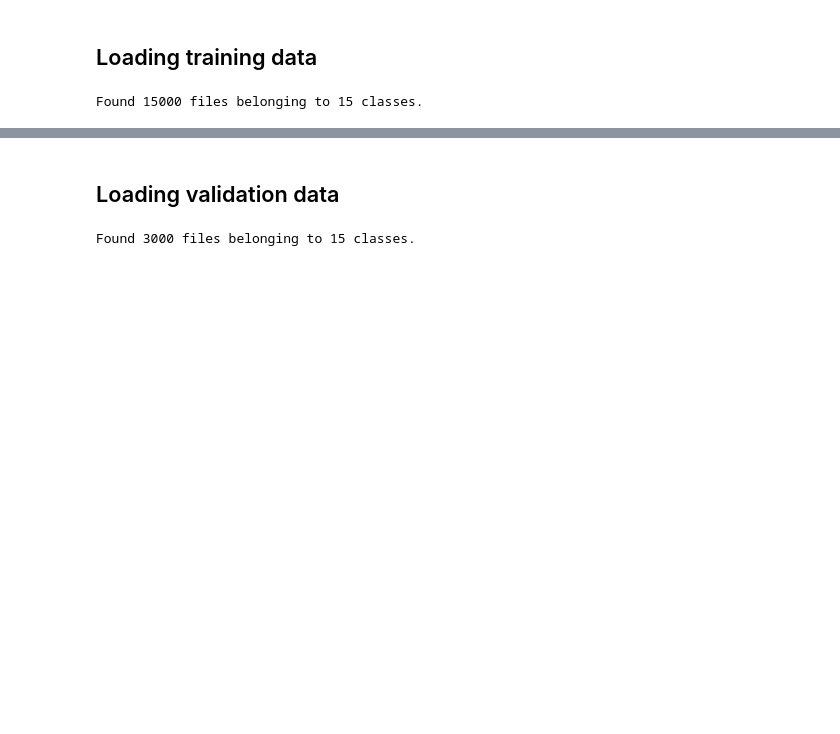
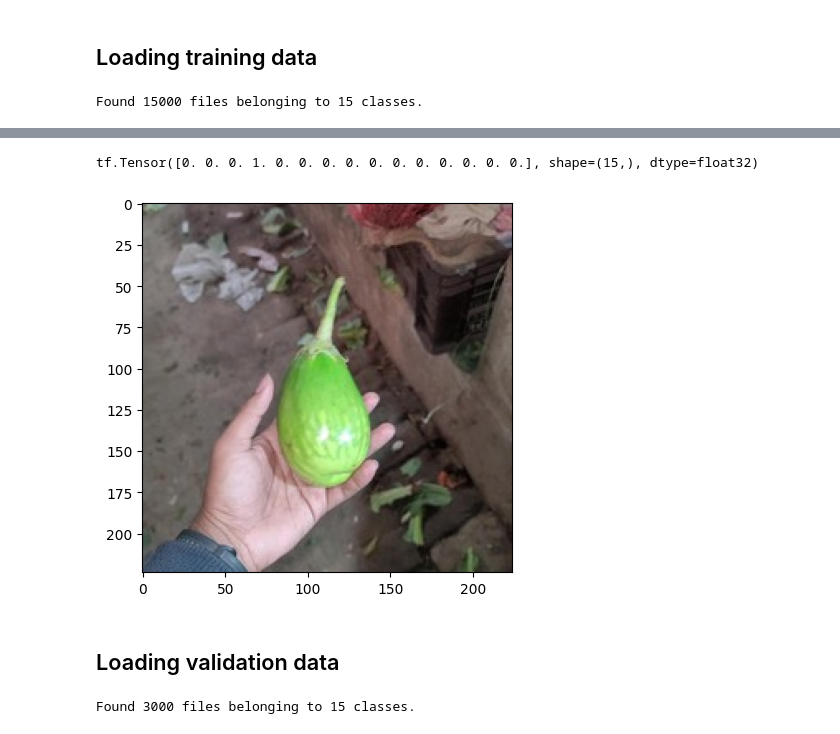
Before and after one commit to ArthurDercq/veggideas, a Jupyter notebook: notebooks/load_data.ipynb, the cells around one changed output, grey strips where cells are left out. Drawn from its saved outputs; the diff is of its cells as text; code cells hidden in the pictures; blank space fills up the shorter version.

```diff
--- a/notebooks/load_data.ipynb
+++ b/notebooks/load_data.ipynb
@@ -34,6 +64,12 @@ for images, labels in train_data:
 
 X_train = tf.concat(X_train, axis=0)
 y_train = tf.concat(y_train, axis=0)
+# %%
+plt.imshow(X_train[0])
+print(y_train[0])
+# %% [output]
+tf.Tensor([0. 0. 0. 1. 0. 0. 0. 0. 0. 0. 0. 0. 0. 0. 0.], shape=(15,), dtype=float32)
+[figure, added]
 # %% [markdown]
 ## Loading validation data
 # %%
```
Also changed, not shown: parts of 7 cells of this notebook, 1 other file.
